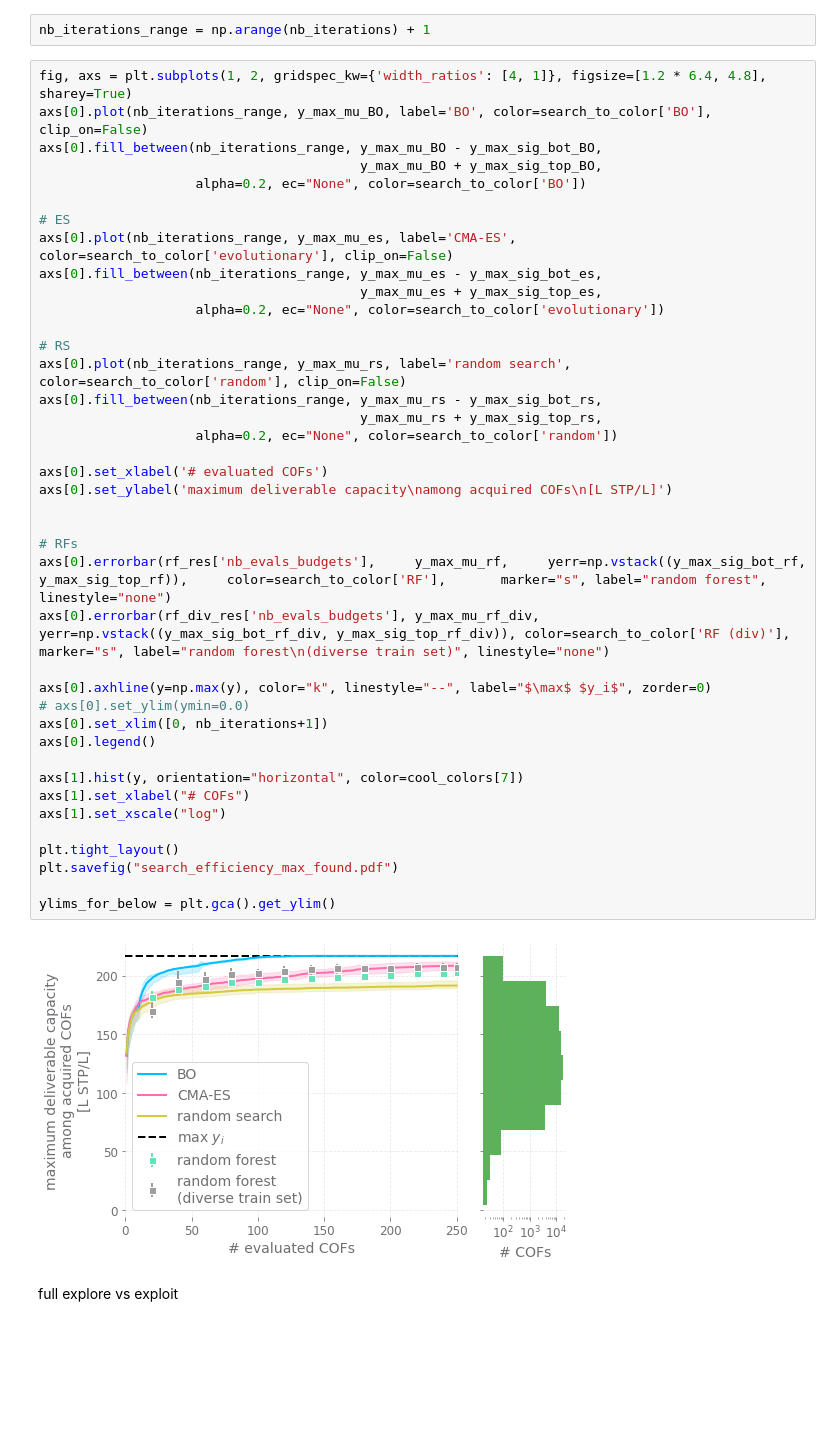
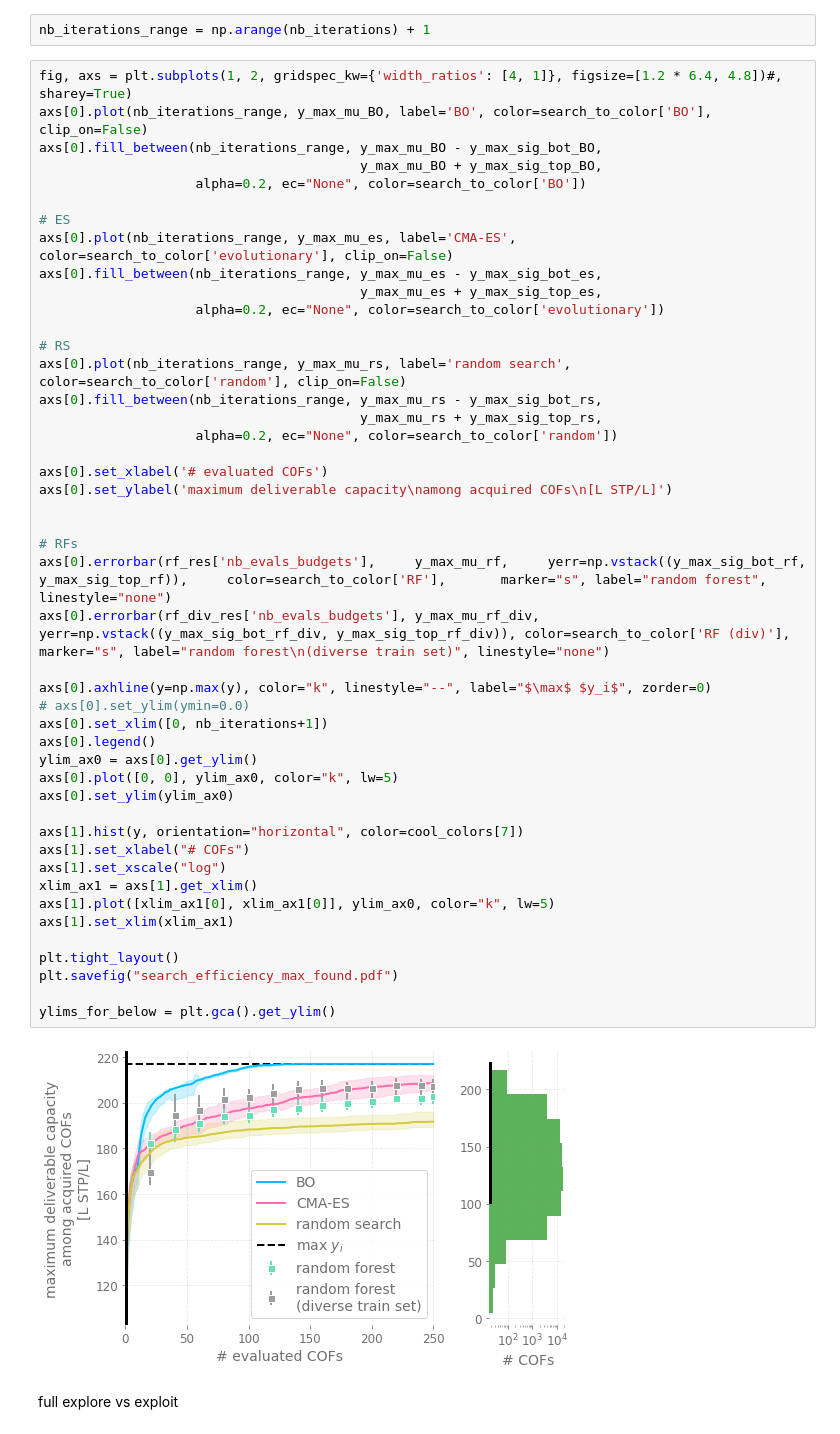
Before and after one commit to aryandeshwal/BO_of_COFs, a Jupyter notebook: new/viz.ipynb, the cells around one changed output. Saved outputs shown, nothing was run; the diff lists cells and outputs as text; blank space fills up the shorter version.

```diff
--- a/new/viz.ipynb
+++ b/new/viz.ipynb
@@ -230,7 +242,7 @@ y_max_mu_rf_div, y_max_sig_bot_rf_div, y_max_sig_top_rf_div = y_max_rf(rf_div_re
 # %%
 nb_iterations_range = np.arange(nb_iterations) + 1
 # %%
-fig, axs = plt.subplots(1, 2, gridspec_kw={'width_ratios': [4, 1]}, figsize=[1.2 * 6.4, 4.8], sharey=True)
+fig, axs = plt.subplots(1, 2, gridspec_kw={'width_ratios': [4, 1]}, figsize=[1.2 * 6.4, 4.8])#, sharey=True)
 axs[0].plot(nb_iterations_range, y_max_mu_BO, label='BO', color=search_to_color['BO'], clip_on=False)
 axs[0].fill_between(nb_iterations_range, y_max_mu_BO - y_max_sig_bot_BO,
                                          y_max_mu_BO + y_max_sig_top_BO,
@@ -243,34 +255,40 @@ axs[0].fill_between(nb_iterations_range, y_max_mu_es - y_max_sig_bot_es,
                     alpha=0.2, ec="None", color=search_to_color['evolutionary'])
 
 # RS
 axs[0].plot(nb_iterations_range, y_max_mu_rs, label='random search', color=search_to_color['random'], clip_on=False)
 axs[0].fill_between(nb_iterations_range, y_max_mu_rs - y_max_sig_bot_rs,
                                          y_max_mu_rs + y_max_sig_top_rs,
                     alpha=0.2, ec="None", color=search_to_color['random'])
 
 axs[0].set_xlabel('# evaluated COFs')
 axs[0].set_ylabel('maximum deliverable capacity\namong acquired COFs\n[L STP/L]')
 
 
 # RFs
 axs[0].errorbar(rf_res['nb_evals_budgets'],     y_max_mu_rf,     yerr=np.vstack((y_max_sig_bot_rf,     y_max_sig_top_rf)),     color=search_to_color['RF'],       marker="s", label="random forest", linestyle="none")
 axs[0].errorbar(rf_div_res['nb_evals_budgets'], y_max_mu_rf_div, yerr=np.vstack((y_max_sig_bot_rf_div, y_max_sig_top_rf_div)), color=search_to_color['RF (div)'], marker="s", label="random forest\n(diverse train set)", linestyle="none")
 
 axs[0].axhline(y=np.max(y), color="k", linestyle="--", label="$\max$ $y_i$", zorder=0)
 # axs[0].set_ylim(ymin=0.0)
 axs[0].set_xlim([0, nb_iterations+1])
 axs[0].legend()
+ylim_ax0 = axs[0].get_ylim()
+axs[0].plot([0, 0], ylim_ax0, color="k", lw=5)
+axs[0].set_ylim(ylim_ax0)
 
 axs[1].hist(y, orientation="horizontal", color=cool_colors[7])
 axs[1].set_xlabel("# COFs")
 axs[1].set_xscale("log")
+xlim_ax1 = axs[1].get_xlim()
+axs[1].plot([xlim_ax1[0], xlim_ax1[0]], ylim_ax0, color="k", lw=5)
+axs[1].set_xlim(xlim_ax1)
 
 plt.tight_layout()
 plt.savefig("search_efficiency_max_found.pdf")
 
 ylims_for_below = plt.gca().get_ylim()
 # %% [output]
-[figure, old version]
+[figure, new version]
 # %% [markdown]
 full explore vs exploit
 # %%
```
Also changed, not shown: parts of 5 cells of this notebook.
